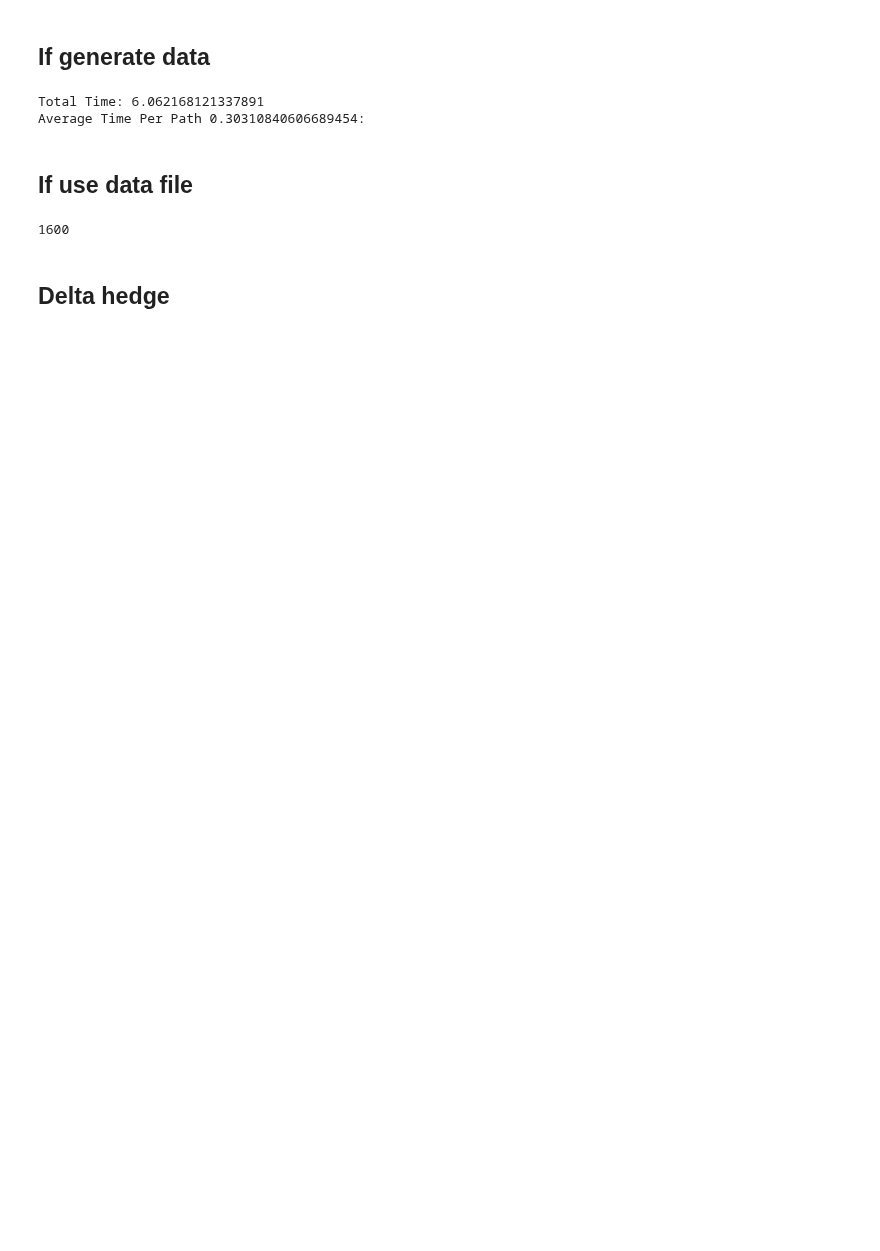
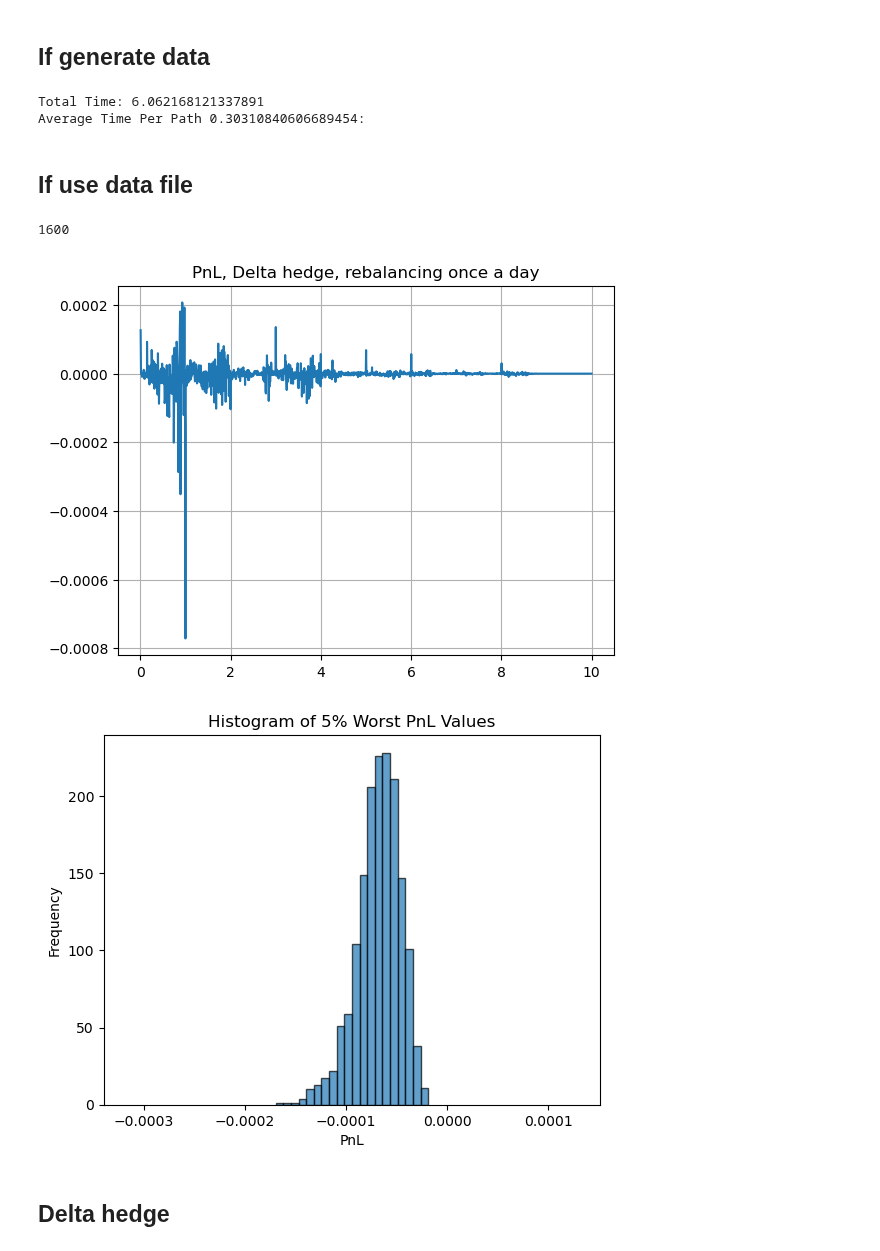
Before and after one commit to spelbella/cva_risk_management_thesis, a Jupyter notebook: Environment/delta_hedge.ipynb, the cells around one changed output. Cells and saved outputs as stored; diff of their text form; code cells hidden in the pictures; blank space fills up the shorter version.

```diff
--- a/Environment/delta_hedge.ipynb
+++ b/Environment/delta_hedge.ipynb
@@ -163,6 +163,36 @@ with open(file_path,"rb") as fp:
 len(paths)
 # %% [output]
 1600
+# %%
+def pnl_cva(path):
+    pnl_without_hedge = np.zeros(len(path.CVA)-1)
+    for i in range(1, len(path.CVA)):
+        pnl_without_hedge[i-1] = path.CVA[i]-path.CVA[i-1]
+    return pnl_without_hedge
+
+pnl_without_hedge = [None]*len(paths)
+for i in range(len(pnl_without_hedge)):
+    pnl_without_hedge[i] = pnl_cva(paths[i])
+
+
+plt.figure(1)
+plt.title("PnL, Delta hedge, rebalancing once a day")
+plt.grid()
+plt.plot(paths[3].t_s[1:],pnl[3])
+
+plt.figure(2)
+# Extract the 5% worst percentile values from each array
+worst_5_percent_values = np.array([np.percentile(p, 5) for p in pnl_without_hedge]) # is this really VaR?
+# Plot histogram
+plt.hist(worst_5_percent_values, bins=20, edgecolor='black', alpha=0.7)
+plt.xlabel("PnL")
+plt.ylabel("Frequency")
+plt.xlim(min(worst_5_percent_values)*2, max(worst_5_percent_values)-min(worst_5_percent_values))
+plt.title("Histogram of 5% Worst PnL Values")
+plt.show()
+# %% [output]
+[figure, added]
+[figure, added]
 # %% [markdown]
 ## Delta hedge
 # %%
```
Also changed, not shown: parts of 1 cell of this notebook.
